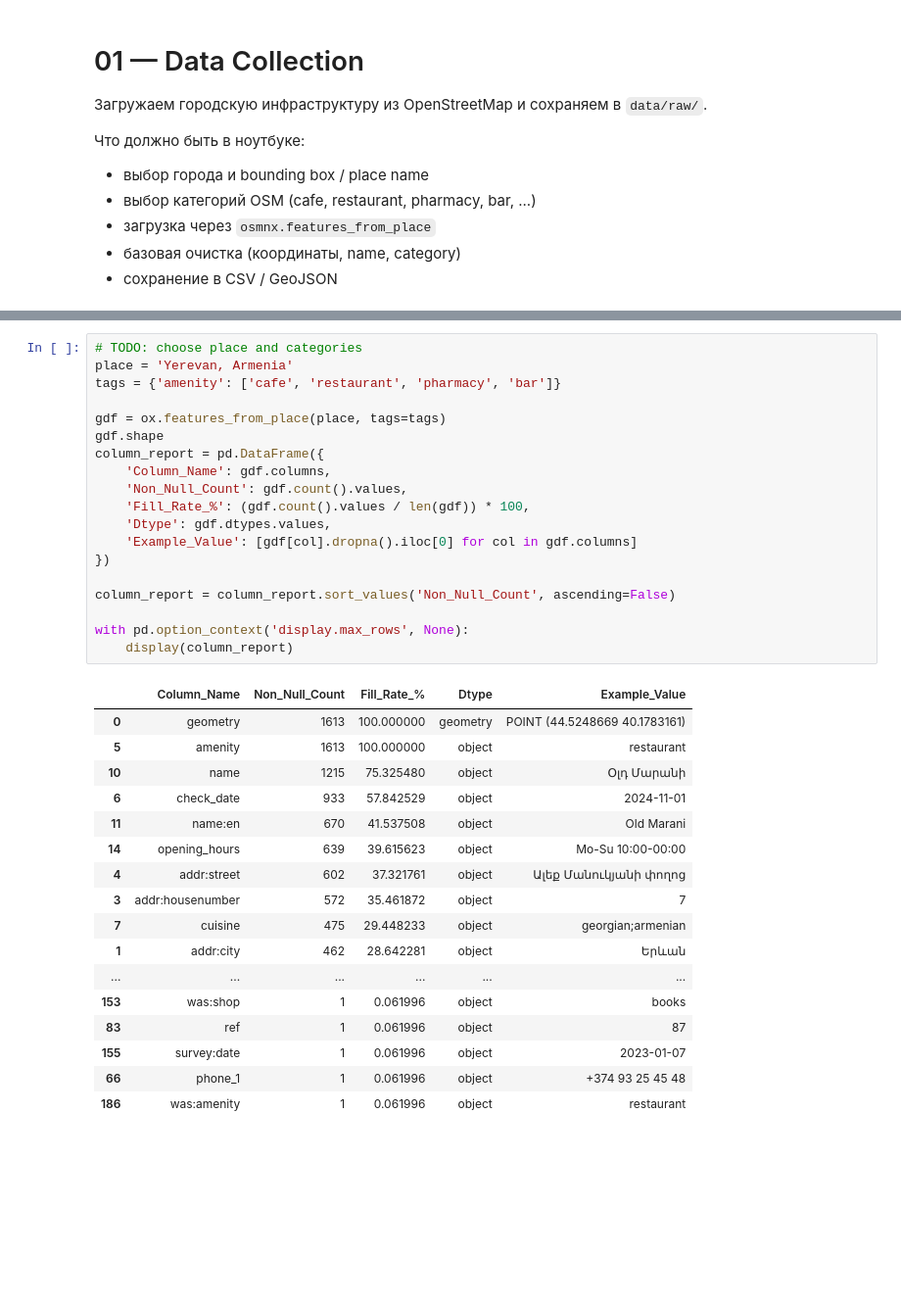
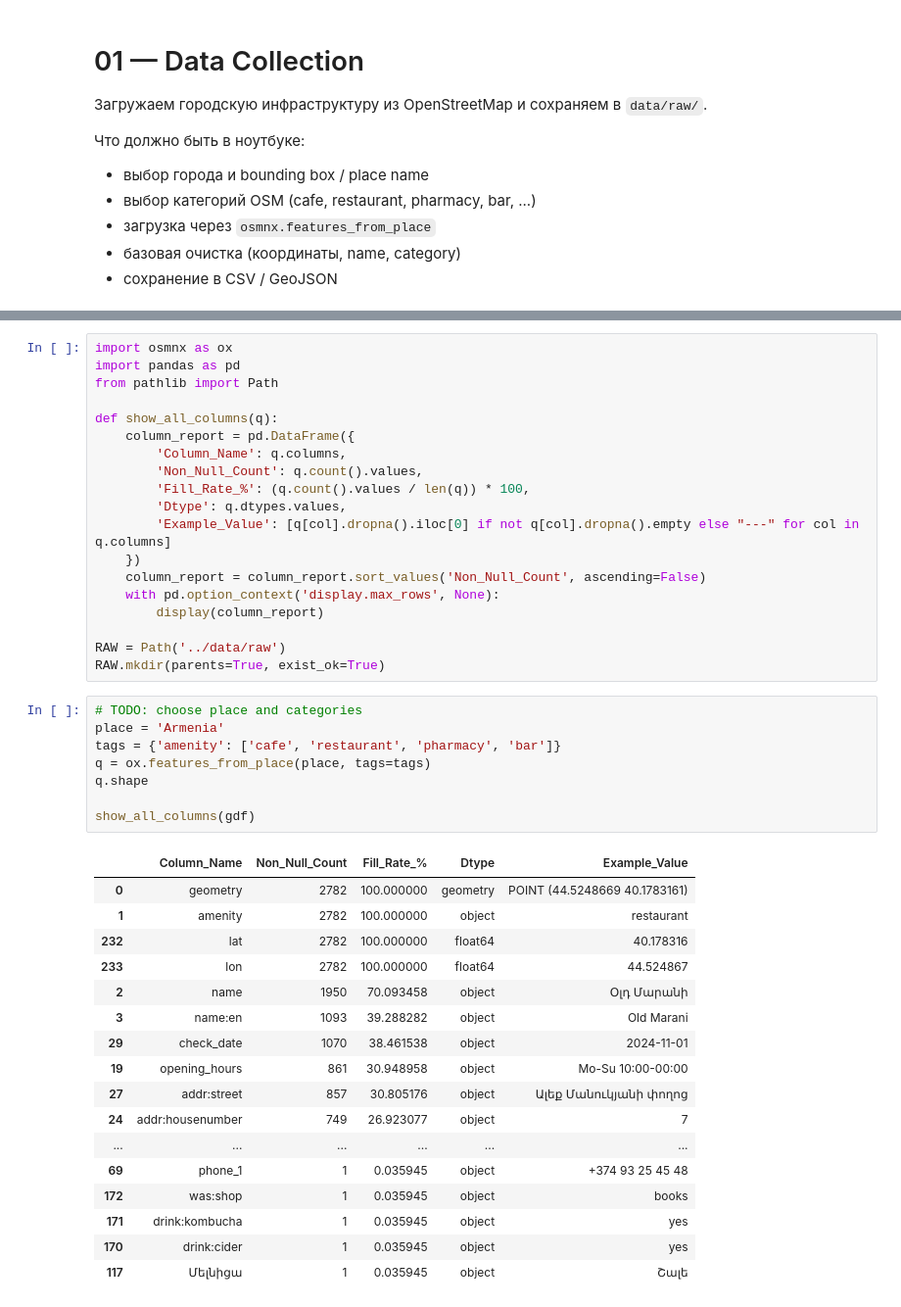
Before and after one commit to TkachDanAlex/ai-research-geo-analytics, a Jupyter notebook: notebooks/01_data_collection.ipynb, the cells around one changed output, grey strips where cells are left out. Shown at 98% size. Cells and saved outputs as stored; diff of their text form; blank space fills up the shorter version.

```diff
--- a/notebooks/01_data_collection.ipynb
+++ b/notebooks/01_data_collection.ipynb
@@ -19,37 +12,45 @@ RAW.mkdir(parents=True, exist_ok=True)
 # %%
-# TODO: choose place and categories
-place = 'Yerevan, Armenia'
-tags = {'amenity': ['cafe', 'restaurant', 'pharmacy', 'bar']}
+import osmnx as ox
+import pandas as pd
+from pathlib import Path
 
-gdf = ox.features_from_place(place, tags=tags)
-gdf.shape
-column_report = pd.DataFrame({
-    'Column_Name': gdf.columns,
-    'Non_Null_Count': gdf.count().values,
-    'Fill_Rate_%': (gdf.count().values / len(gdf)) * 100,
-    'Dtype': gdf.dtypes.values,
-    'Example_Value': [gdf[col].dropna().iloc[0] for col in gdf.columns]
-})
+def show_all_columns(q):
+    column_report = pd.DataFrame({
+        'Column_Name': q.columns,
+        'Non_Null_Count': q.count().values,
+        'Fill_Rate_%': (q.count().values / len(q)) * 100,
+        'Dtype': q.dtypes.values,
+        'Example_Value': [q[col].dropna().iloc[0] if not q[col].dropna().empty else "---" for col in q.columns]
+    })
+    column_report = column_report.sort_values('Non_Null_Count', ascending=False)
+    with pd.option_context('display.max_rows', None):
+        display(column_report)
 
-column_report = column_report.sort_values('Non_Null_Count', ascending=False)
-
-with pd.option_context('display.max_rows', None):
-    display(column_report)
+RAW = Path('../data/raw')
+RAW.mkdir(parents=True, exist_ok=True)
-# %% [output]
-|  | Column_Name | Non_Null_Count | Fill_Rate_% | Dtype | Example_Value |
-| 0 | geometry | 1613 | 100.000000 | geometry | POINT (44.5248669 40.1783161) |
-| 5 | amenity | 1613 | 100.000000 | object | restaurant |
-| 10 | name | 1215 | 75.325480 | object | Օլդ Մարանի |
-| 6 | check_date | 933 | 57.842529 | object | 2024-11-01 |
-| 11 | name:en | 670 | 41.537508 | object | Old Marani |
-| 14 | opening_hours | 639 | 39.615623 | object | Mo-Su 10:00-00:00 |
-| 4 | addr:street | 602 | 37.321761 | object | Ալեք Մանուկյանի փողոց |
-| 3 | addr:housenumber | 572 | 35.461872 | object | 7 |
-| 7 | cuisine | 475 | 29.448233 | object | georgian;armenian |
-| 1 | addr:city | 462 | 28.642281 | object | Երևան |
-| ... | ... | ... | ... | ... | ... |
-| 153 | was:shop | 1 | 0.061996 | object | books |
-| 83 | ref | 1 | 0.061996 | object | 87 |
-| 155 | survey:date | 1 | 0.061996 | object | 2023-01-07 |
-| 66 | phone_1 | 1 | 0.061996 | object | +374 93 25 45 48 |
-| 186 | was:amenity | 1 | 0.061996 | object | restaurant |
+# %%
+# TODO: choose place and categories
+place = 'Armenia'
+tags = {'amenity': ['cafe', 'restaurant', 'pharmacy', 'bar']}
+q = ox.features_from_place(place, tags=tags)
+q.shape
+
+show_all_columns(gdf)
+# %% [output]
+|  | Column_Name | Non_Null_Count | Fill_Rate_% | Dtype | Example_Value |
+| 0 | geometry | 2782 | 100.000000 | geometry | POINT (44.5248669 40.1783161) |
+| 1 | amenity | 2782 | 100.000000 | object | restaurant |
+| 232 | lat | 2782 | 100.000000 | float64 | 40.178316 |
+| 233 | lon | 2782 | 100.000000 | float64 | 44.524867 |
+| 2 | name | 1950 | 70.093458 | object | Օլդ Մարանի |
+| 3 | name:en | 1093 | 39.288282 | object | Old Marani |
+| 29 | check_date | 1070 | 38.461538 | object | 2024-11-01 |
+| 19 | opening_hours | 861 | 30.948958 | object | Mo-Su 10:00-00:00 |
+| 27 | addr:street | 857 | 30.805176 | object | Ալեք Մանուկյանի փողոց |
+| 24 | addr:housenumber | 749 | 26.923077 | object | 7 |
+| ... | ... | ... | ... | ... | ... |
+| 69 | phone_1 | 1 | 0.035945 | object | +374 93 25 45 48 |
+| 172 | was:shop | 1 | 0.035945 | object | books |
+| 171 | drink:kombucha | 1 | 0.035945 | object | yes |
+| 170 | drink:cider | 1 | 0.035945 | object | yes |
+| 117 | Մելնիցա | 1 | 0.035945 | object | Շալե |
```
Also changed, not shown: parts of 4 cells of this notebook.
